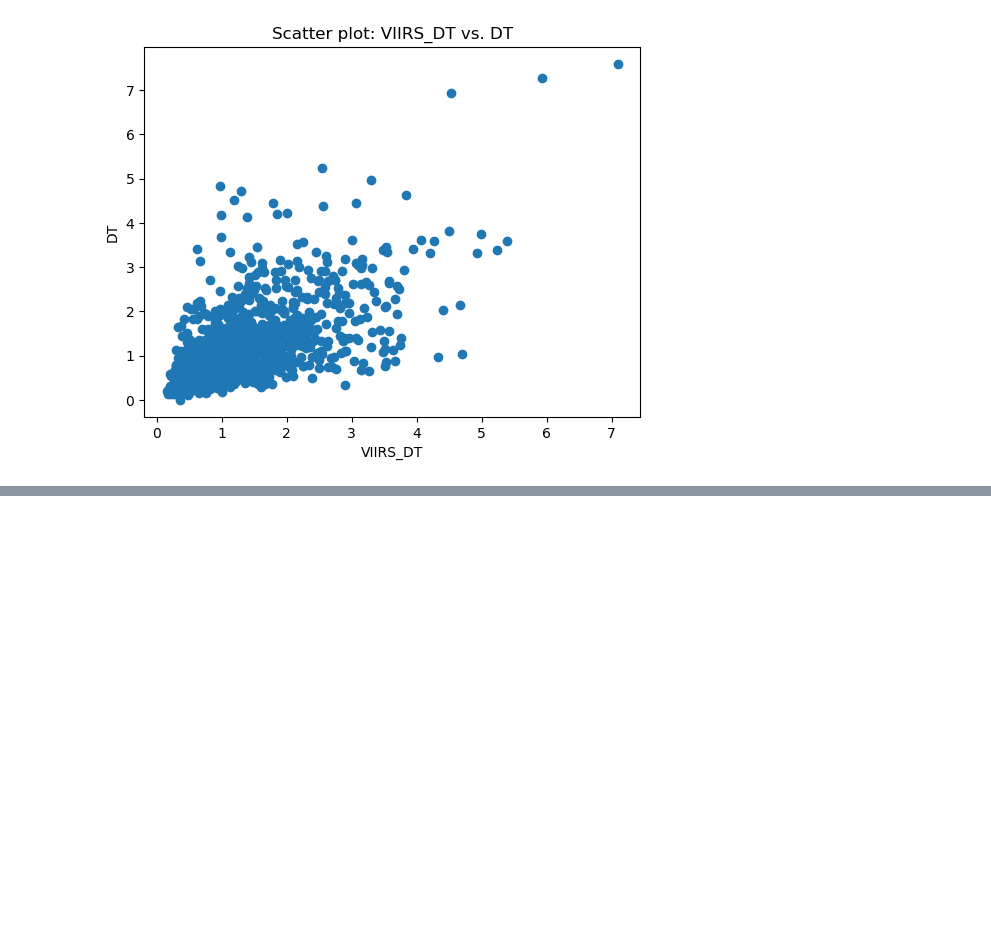
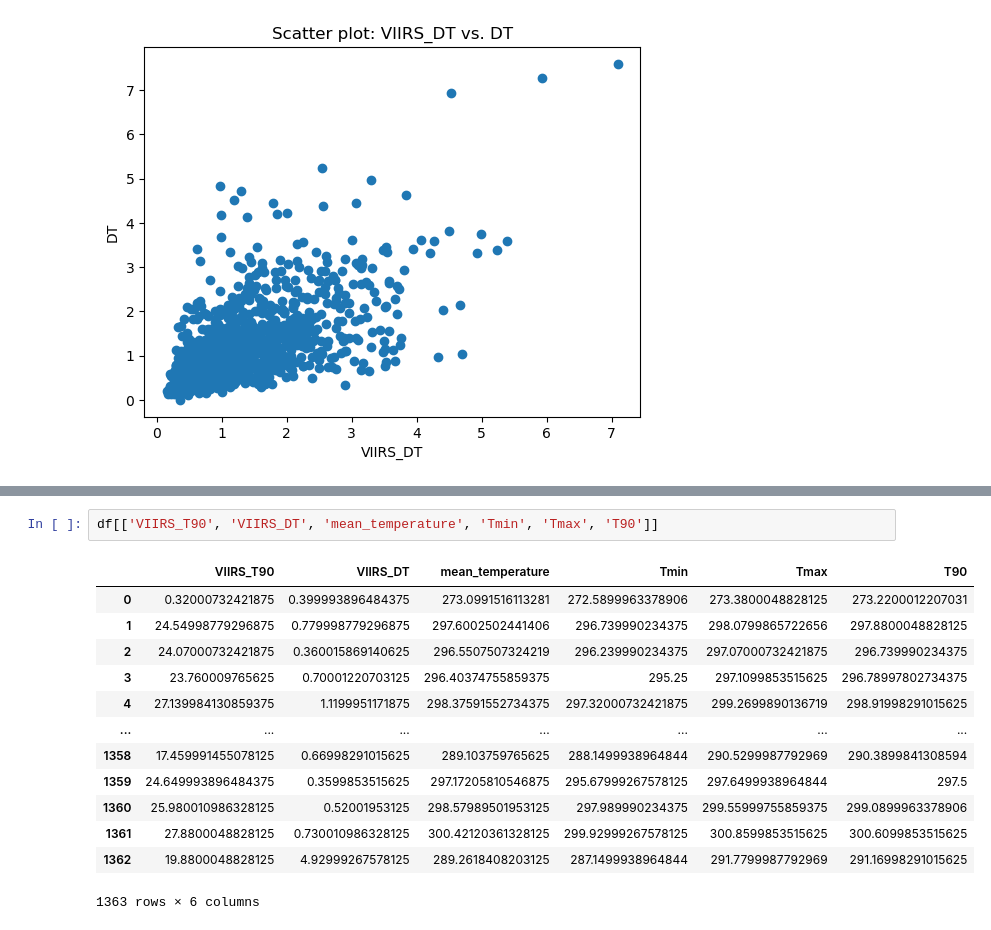
Before and after one commit to AI-for-Ocean-Science/ulmo, a Jupyter notebook: ulmo/sst_l3s/examining_extraction_tbls.ipynb, the cells around one changed output, grey strips where cells are left out. Cells and saved outputs as stored; diff of their text form; blank space fills up the shorter version.

```diff
--- a/ulmo/sst_l3s/examining_extraction_tbls.ipynb
+++ b/ulmo/sst_l3s/examining_extraction_tbls.ipynb
@@ -627,0 +655,16 @@ plt.show()
+# %%
+df[['VIIRS_T90', 'VIIRS_DT', 'mean_temperature', 'Tmin', 'Tmax', 'T90']]
+# %% [output]
+|  | VIIRS_T90 | VIIRS_DT | mean_temperature | Tmin | Tmax | T90 |
+| 0 | 0.32000732421875 | 0.399993896484375 | 273.0991516113281 | 272.5899963378906 | 273.3800048828125 | 273.2200012207031 |
+| 1 | 24.54998779296875 | 0.779998779296875 | 297.6002502441406 | 296.739990234375 | 298.0799865722656 | 297.8800048828125 |
+| 2 | 24.07000732421875 | 0.360015869140625 | 296.5507507324219 | 296.239990234375 | 297.07000732421875 | 296.739990234375 |
+| 3 | 23.760009765625 | 0.70001220703125 | 296.40374755859375 | 295.25 | 297.1099853515625 | 296.78997802734375 |
+| 4 | 27.139984130859375 | 1.1199951171875 | 298.37591552734375 | 297.32000732421875 | 299.2699890136719 | 298.91998291015625 |
+| ... | ... | ... | ... | ... | ... | ... |
+| 1358 | 17.459991455078125 | 0.66998291015625 | 289.103759765625 | 288.1499938964844 | 290.5299987792969 | 290.3899841308594 |
+| 1359 | 24.649993896484375 | 0.3599853515625 | 297.17205810546875 | 295.67999267578125 | 297.6499938964844 | 297.5 |
+| 1360 | 25.980010986328125 | 0.52001953125 | 298.57989501953125 | 297.989990234375 | 299.55999755859375 | 299.0899963378906 |
+| 1361 | 27.8800048828125 | 0.730010986328125 | 300.42120361328125 | 299.92999267578125 | 300.8599853515625 | 300.6099853515625 |
+| 1362 | 19.8800048828125 | 4.92999267578125 | 289.2618408203125 | 287.1499938964844 | 291.7799987792969 | 291.16998291015625 |
+1363 rows × 6 columns
```
Also changed, not shown: parts of 20 cells of this notebook.
